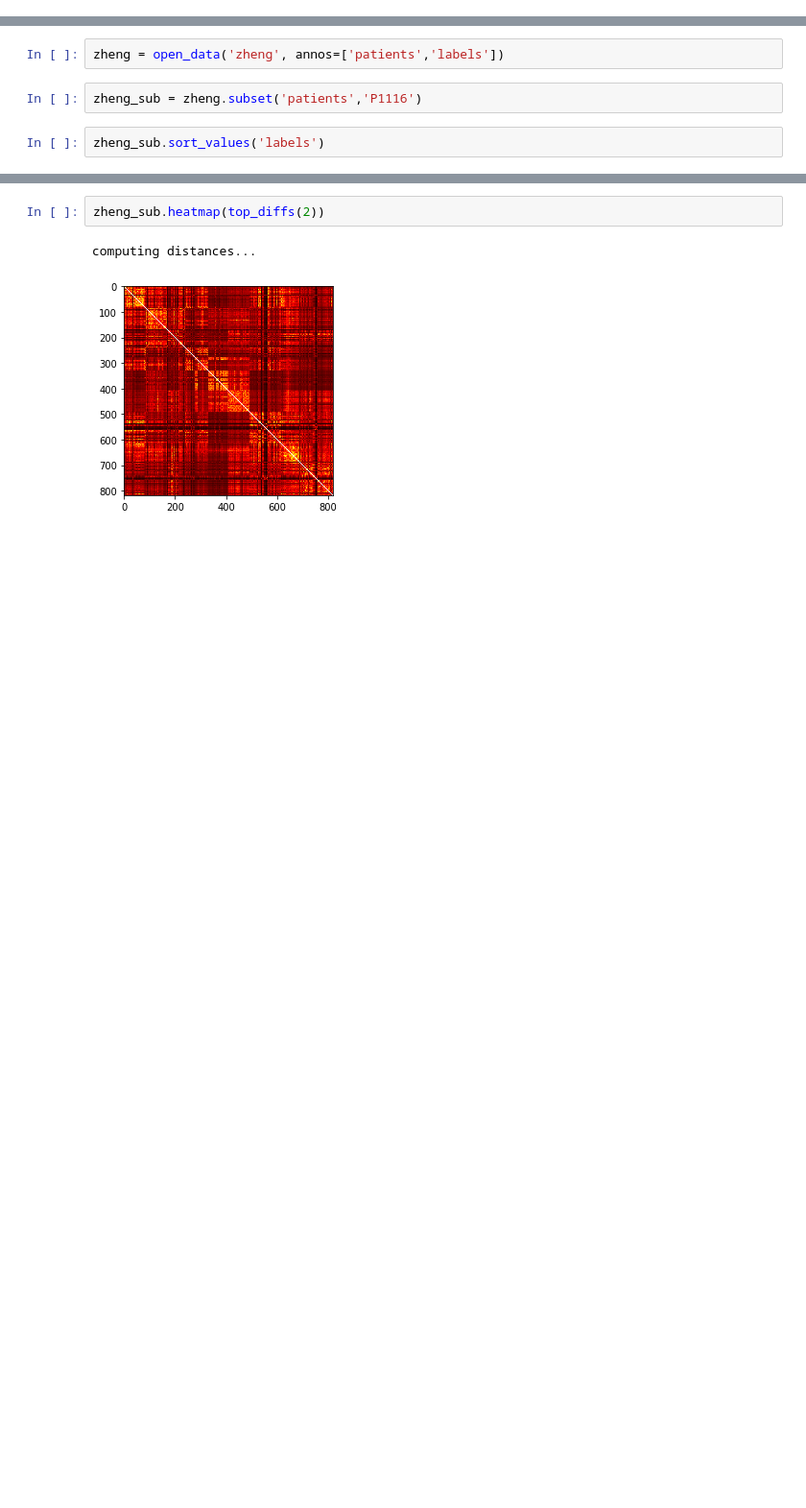
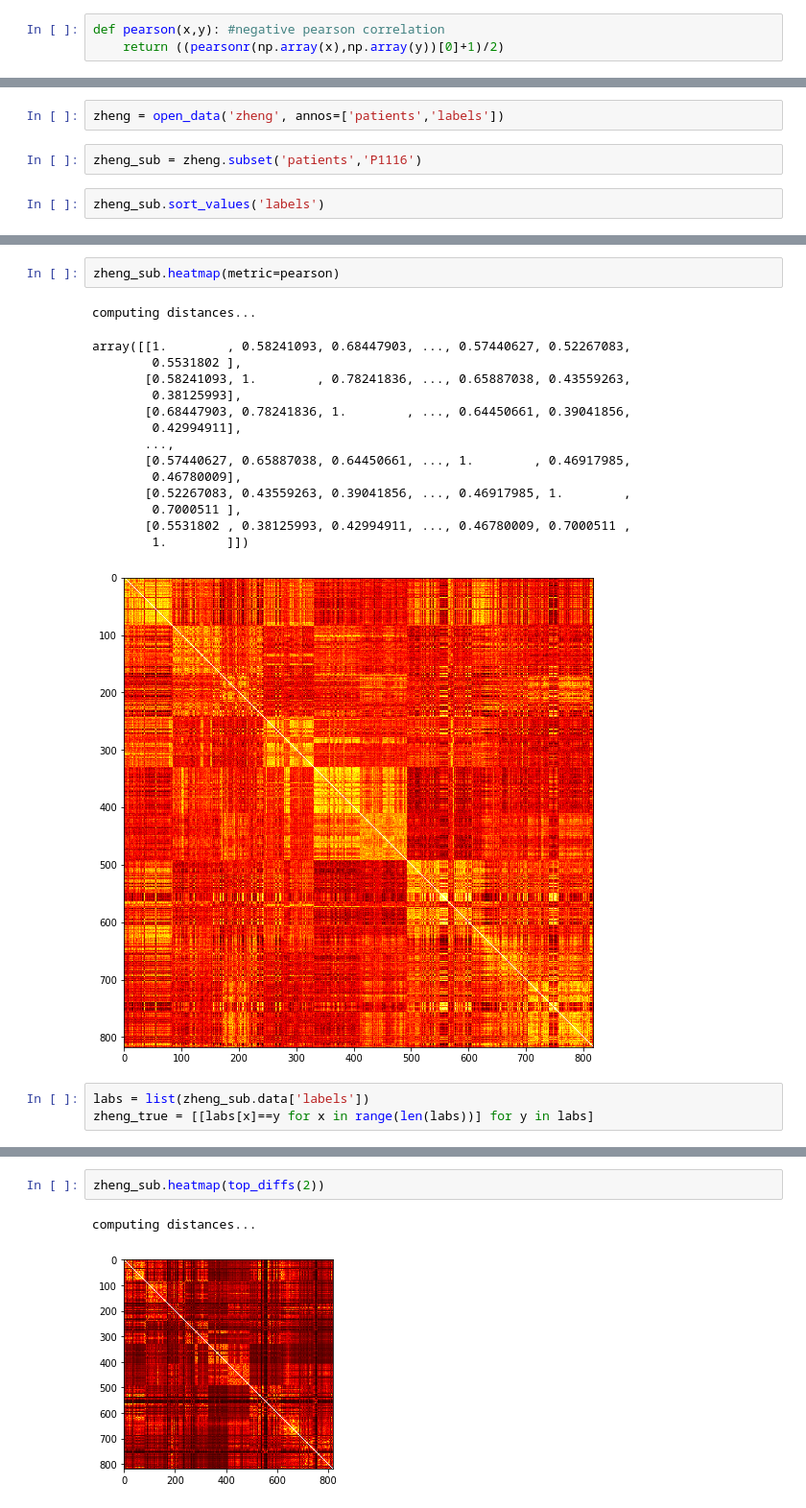
Before and after one commit to bendemeo/ample, a Jupyter notebook: norm_clusterings.ipynb, the cells around one changed output, grey strips where cells are left out. Shown at 96% size. Drawn from its saved outputs; the diff is of its cells as text; blank space fills up the shorter version.

```diff
--- a/norm_clusterings.ipynb
+++ b/norm_clusterings.ipynb
@@ -63,3 +63,6 @@ def top_diffs(k=1):
 # %%
 def spearman(x,y):
     return 1/spearmanr(np.array(x),np.array(y)).correlation
+# %%
+def pearson(x,y): #negative pearson correlation
+    return ((pearsonr(np.array(x),np.array(y))[0]+1)/2)
@@ -82,0 +106,21 @@ computing distances...
+# %%
+zheng_sub.heatmap(metric=pearson)
+# %% [output]
+computing distances...
+array([[1.        , 0.58241093, 0.68447903, ..., 0.57440627, 0.52267083,
+        0.5531802 ],
+       [0.58241093, 1.        , 0.78241836, ..., 0.65887038, 0.43559263,
+        0.38125993],
+       [0.68447903, 0.78241836, 1.        , ..., 0.64450661, 0.39041856,
+        0.42994911],
+       ...,
+       [0.57440627, 0.65887038, 0.64450661, ..., 1.        , 0.46917985,
+        0.46780009],
+       [0.52267083, 0.43559263, 0.39041856, ..., 0.46917985, 1.        ,
+        0.7000511 ],
+       [0.5531802 , 0.38125993, 0.42994911, ..., 0.46780009, 0.7000511 ,
+        1.        ]])
+[figure, added]
+# %%
+labs = list(zheng_sub.data['labels'])
+zheng_true = [[labs[x]==y for x in range(len(labs))] for y in labs]
```
Also changed, not shown: parts of 8 cells of this notebook, 6 other files.
